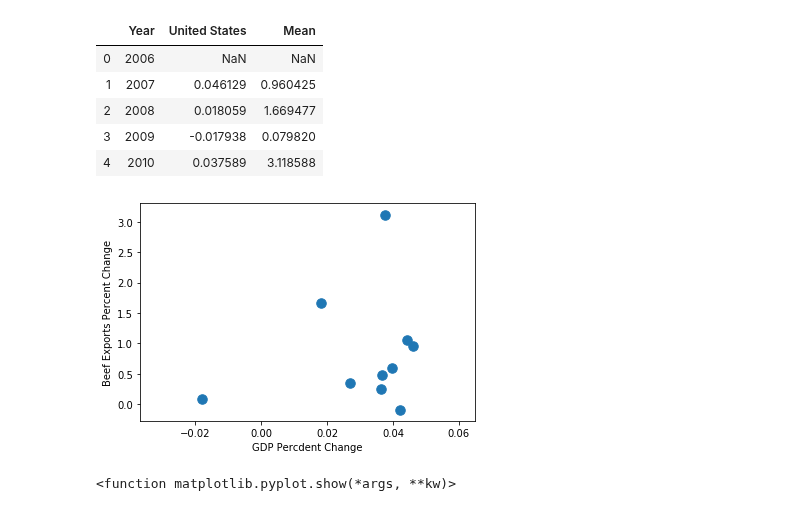
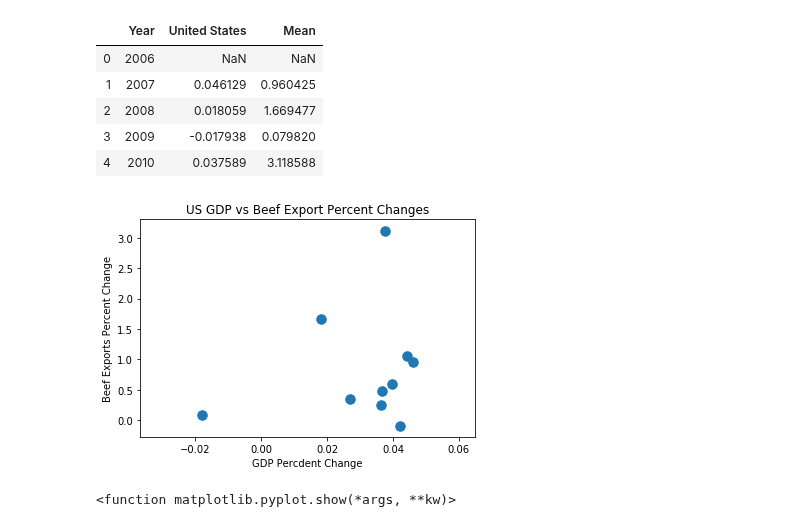
Before and after one commit to cmboone2005/Project1, a Jupyter notebook: m_notebooks/Beef Export Scatter.ipynb, the cells around one changed output. Cells and saved outputs as stored; diff of their text form; code cells hidden in the pictures.

```diff
--- a/m_notebooks/Beef Export Scatter.ipynb
+++ b/m_notebooks/Beef Export Scatter.ipynb
@@ -45,12 +45,13 @@ beef_gdp.head()
 # %%
 #scatterate
 plt.scatter(beef_gdp["United States"], beef_gdp["Mean"],s=[90])
 plt.xlabel("GDP Percdent Change")
 plt.ylabel("Beef Exports Percent Change")
+plt.title("US GDP vs Beef Export Percent Changes")
 plt.show
 plt.savefig("Images/Beef Export Scatter")
 # %% [output]
-[figure, old version]
+[figure, new version]
 # %%
 #scatterate 3D!
 from mpl_toolkits.mplot3d import Axes3D
```
Also changed, not shown: 23 other files.
